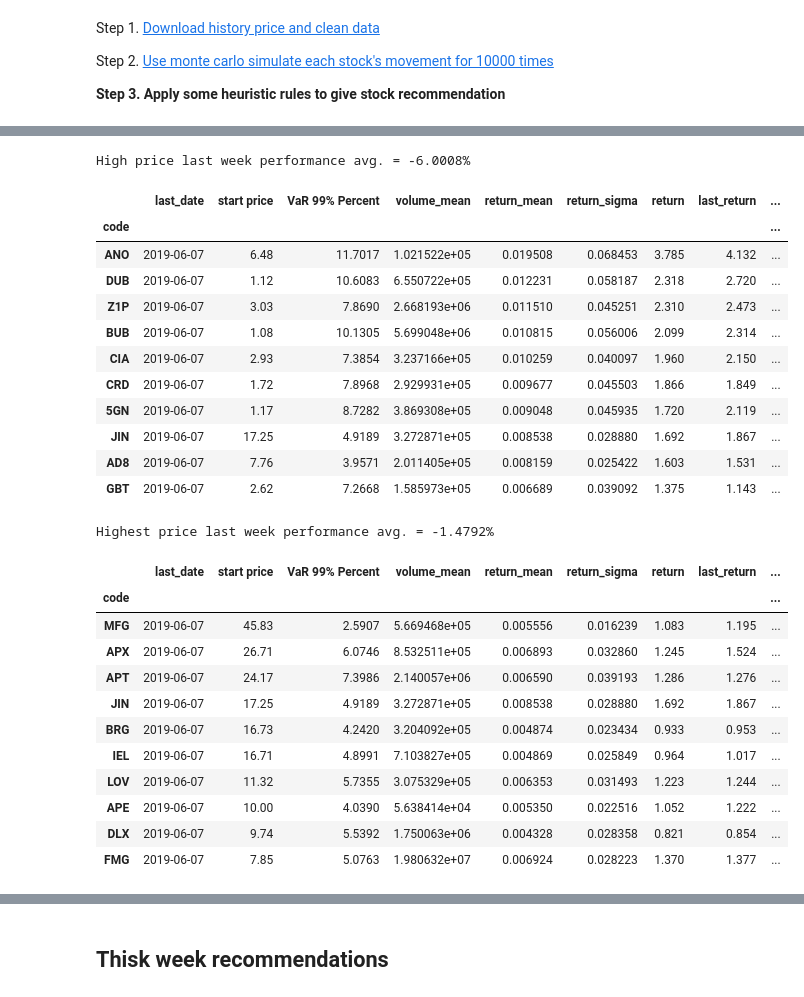
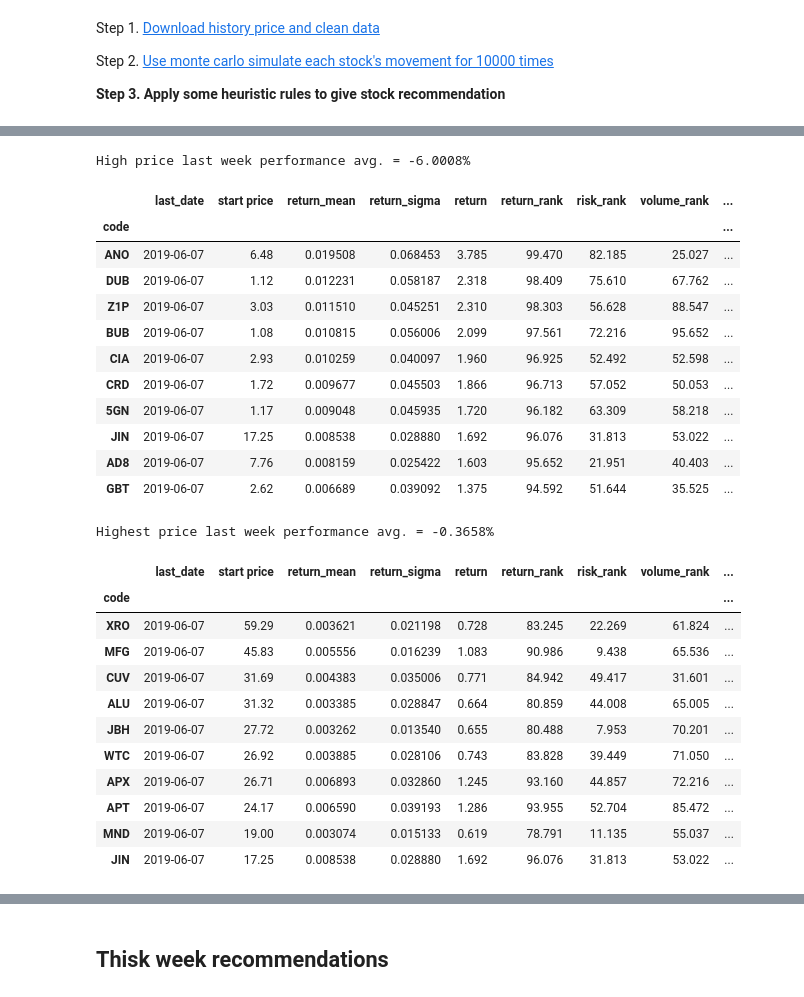
Before and after one commit to lorne-luo/ironman, a Jupyter notebook: hawkeye/Recommend-20190607.ipynb, the cells around one changed output, grey strips where cells are left out. Drawn from its saved outputs; the diff is of its cells as text; code cells hidden in the pictures.

```diff
--- a/hawkeye/Recommend-20190607.ipynb
+++ b/hawkeye/Recommend-20190607.ipynb
@@ -20,7 +20,7 @@ path = f'/opt/hawkeye/data/{this_week}/result.csv'
 last_path = f'/opt/hawkeye/data/{last_week}/result.csv'
 
 def week_return_avg(df):
-    return round(df['week_return'].sum()/len(df),4)
+    return round(df['week_return'].dropna().sum()/len(df['week_return'].dropna()),4)
 
 df = pd.read_csv(path,
                  usecols=[
@@ -36,25 +36,27 @@ last_df = pd.read_csv(last_path,
                           'volume_mean', 'return_mean', 'return_sigma'
                       ],
                       index_col='code')
-df.head()
+
+print(f'Total stock number = {len(df)}')
+
+# remove bottom volume and bottom price
+volume_threshold = df['volume_mean'].quantile(0.1)
+df = df[(df['volume_mean'] > volume_threshold) & (df['start price'] > 0.05)]
+
 df['return'] = round(df['sim_diff'] / df['start price'] * 100, 3)
-df['last_return'] = round(last_df['sim_diff'] / last_df['start price'] * 100,
-                          3)
+df['return_rank'] = round(df['return'].rank(pct=True) * 100, 3)
+df['risk_rank'] = round(df['VaR 99% Percent'].rank(pct=True) * 100, 3)
+df['volume_rank'] = round(df['volume_mean'].rank(pct=True) * 100, 3)
+
+df['last_return'] = round(last_df['sim_diff'] / last_df['start price'] * 100,3)
 df['return_increase'] = df['return'] - df['last_return']
 df['week_return'] = round(
     (df['start price'] - last_df['start price']) / df['start price'] * 100, 3)
-df.drop(columns=['sim_diff', 'sim_mean', 'VaR 99%'], inplace=True)
+df.drop(columns=['sim_diff', 'sim_mean', 'VaR 99%','VaR 99% Percent', 'volume_mean'], inplace=True)
 
-print(f'Total stock number = {len(df)}')
-
-print('70%% pricetile = %s' % df['start price'].quantile(0.7))
+print(f'Total stock number after bottom volume & price removed = {len(df)}')
+print('Price 70%% pricetile = %s' % df['start price'].quantile(0.7))
 print('Sim return 90%% percentile = %s' % df['return'].quantile(0.9))
-
-volume_threshold = df['volume_mean'].quantile(0.1)
-print(f'Volume 90% percentile = {volume_threshold}')
-
-df = df[(df['volume_mean'] > volume_threshold) & (df['start price'] > 0.1)]
-print(len(df))
 df.sort_values(by='return', ascending=False).head(20)
 # %% [output]
 Total stock number = 1495
@@ -107,37 +108,37 @@ print('High price last week performance avg. = %s%%'% week_return_avg(high_price
 high_price
 # %% [output]
 High price last week performance avg. = -6.0008%
-|  | last_date | start price | VaR 99% Percent | volume_mean | return_mean | return_sigma | return | last_return | ... |
+|  | last_date | start price | return_mean | return_sigma | return | return_rank | risk_rank | volume_rank | ... |
 | code |  |  |  |  |  |  |  |  | ... |
-| ANO | 2019-06-07 | 6.48 | 11.7017 | 1.021522e+05 | 0.019508 | 0.068453 | 3.785 | 4.132 | ... |
-| DUB | 2019-06-07 | 1.12 | 10.6083 | 6.550722e+05 | 0.012231 | 0.058187 | 2.318 | 2.720 | ... |
-| Z1P | 2019-06-07 | 3.03 | 7.8690 | 2.668193e+06 | 0.011510 | 0.045251 | 2.310 | 2.473 | ... |
-| BUB | 2019-06-07 | 1.08 | 10.1305 | 5.699048e+06 | 0.010815 | 0.056006 | 2.099 | 2.314 | ... |
-| CIA | 2019-06-07 | 2.93 | 7.3854 | 3.237166e+05 | 0.010259 | 0.040097 | 1.960 | 2.150 | ... |
-| CRD | 2019-06-07 | 1.72 | 7.8968 | 2.929931e+05 | 0.009677 | 0.045503 | 1.866 | 1.849 | ... |
-| 5GN | 2019-06-07 | 1.17 | 8.7282 | 3.869308e+05 | 0.009048 | 0.045935 | 1.720 | 2.119 | ... |
-| JIN | 2019-06-07 | 17.25 | 4.9189 | 3.272871e+05 | 0.008538 | 0.028880 | 1.692 | 1.867 | ... |
-| AD8 | 2019-06-07 | 7.76 | 3.9571 | 2.011405e+05 | 0.008159 | 0.025422 | 1.603 | 1.531 | ... |
-| GBT | 2019-06-07 | 2.62 | 7.2668 | 1.585973e+05 | 0.006689 | 0.039092 | 1.375 | 1.143 | ... |
+| ANO | 2019-06-07 | 6.48 | 0.019508 | 0.068453 | 3.785 | 99.470 | 82.185 | 25.027 | ... |
+| DUB | 2019-06-07 | 1.12 | 0.012231 | 0.058187 | 2.318 | 98.409 | 75.610 | 67.762 | ... |
+| Z1P | 2019-06-07 | 3.03 | 0.011510 | 0.045251 | 2.310 | 98.303 | 56.628 | 88.547 | ... |
+| BUB | 2019-06-07 | 1.08 | 0.010815 | 0.056006 | 2.099 | 97.561 | 72.216 | 95.652 | ... |
+| CIA | 2019-06-07 | 2.93 | 0.010259 | 0.040097 | 1.960 | 96.925 | 52.492 | 52.598 | ... |
+| CRD | 2019-06-07 | 1.72 | 0.009677 | 0.045503 | 1.866 | 96.713 | 57.052 | 50.053 | ... |
+| 5GN | 2019-06-07 | 1.17 | 0.009048 | 0.045935 | 1.720 | 96.182 | 63.309 | 58.218 | ... |
+| JIN | 2019-06-07 | 17.25 | 0.008538 | 0.028880 | 1.692 | 96.076 | 31.813 | 53.022 | ... |
+| AD8 | 2019-06-07 | 7.76 | 0.008159 | 0.025422 | 1.603 | 95.652 | 21.951 | 40.403 | ... |
+| GBT | 2019-06-07 | 2.62 | 0.006689 | 0.039092 | 1.375 | 94.592 | 51.644 | 35.525 | ... |
 # %%
 # highest price
 
-highest_price=df[df['return']>0.8].sort_values(by='start price', ascending=False).head(10)
+highest_price=df[df['return']>0.6].sort_values(by='start price', ascending=False).head(10)
 print('Highest price last week performance avg. = %s%%'% week_return_avg(highest_price))
 highest_price
 # %% [output]
-Highest price last week performance avg. = -1.4792%
+Highest price last week performance avg. = -0.3658%
-|  | last_date | start price | VaR 99% Percent | volume_mean | return_mean | return_sigma | return | last_return | ... |
+|  | last_date | start price | return_mean | return_sigma | return | return_rank | risk_rank | volume_rank | ... |
 | code |  |  |  |  |  |  |  |  | ... |
-| MFG | 2019-06-07 | 45.83 | 2.5907 | 5.669468e+05 | 0.005556 | 0.016239 | 1.083 | 1.195 | ... |
-| APX | 2019-06-07 | 26.71 | 6.0746 | 8.532511e+05 | 0.006893 | 0.032860 | 1.245 | 1.524 | ... |
-| APT | 2019-06-07 | 24.17 | 7.3986 | 2.140057e+06 | 0.006590 | 0.039193 | 1.286 | 1.276 | ... |
-| JIN | 2019-06-07 | 17.25 | 4.9189 | 3.272871e+05 | 0.008538 | 0.028880 | 1.692 | 1.867 | ... |
-| BRG | 2019-06-07 | 16.73 | 4.2420 | 3.204092e+05 | 0.004874 | 0.023434 | 0.933 | 0.953 | ... |
-| IEL | 2019-06-07 | 16.71 | 4.8991 | 7.103827e+05 | 0.004869 | 0.025849 | 0.964 | 1.017 | ... |
-| LOV | 2019-06-07 | 11.32 | 5.7355 | 3.075329e+05 | 0.006353 | 0.031493 | 1.223 | 1.244 | ... |
-| APE | 2019-06-07 | 10.00 | 4.0390 | 5.638414e+04 | 0.005350 | 0.022516 | 1.052 | 1.222 | ... |
-| DLX | 2019-06-07 | 9.74 | 5.5392 | 1.750063e+06 | 0.004328 | 0.028358 | 0.821 | 0.854 | ... |
-| FMG | 2019-06-07 | 7.85 | 5.0763 | 1.980632e+07 | 0.006924 | 0.028223 | 1.370 | 1.377 | ... |
+| XRO | 2019-06-07 | 59.29 | 0.003621 | 0.021198 | 0.728 | 83.245 | 22.269 | 61.824 | ... |
+| MFG | 2019-06-07 | 45.83 | 0.005556 | 0.016239 | 1.083 | 90.986 | 9.438 | 65.536 | ... |
+| CUV | 2019-06-07 | 31.69 | 0.004383 | 0.035006 | 0.771 | 84.942 | 49.417 | 31.601 | ... |
+| ALU | 2019-06-07 | 31.32 | 0.003385 | 0.028847 | 0.664 | 80.859 | 44.008 | 65.005 | ... |
+| JBH | 2019-06-07 | 27.72 | 0.003262 | 0.013540 | 0.655 | 80.488 | 7.953 | 70.201 | ... |
+| WTC | 2019-06-07 | 26.92 | 0.003885 | 0.028106 | 0.743 | 83.828 | 39.449 | 71.050 | ... |
+| APX | 2019-06-07 | 26.71 | 0.006893 | 0.032860 | 1.245 | 93.160 | 44.857 | 72.216 | ... |
+| APT | 2019-06-07 | 24.17 | 0.006590 | 0.039193 | 1.286 | 93.955 | 52.704 | 85.472 | ... |
+| MND | 2019-06-07 | 19.00 | 0.003074 | 0.015133 | 0.619 | 78.791 | 11.135 | 55.037 | ... |
+| JIN | 2019-06-07 | 17.25 | 0.008538 | 0.028880 | 1.692 | 96.076 | 31.813 | 53.022 | ... |
 # %%
 # low risk
```
Also changed, not shown: parts of 16 cells of this notebook, 7 other files.
